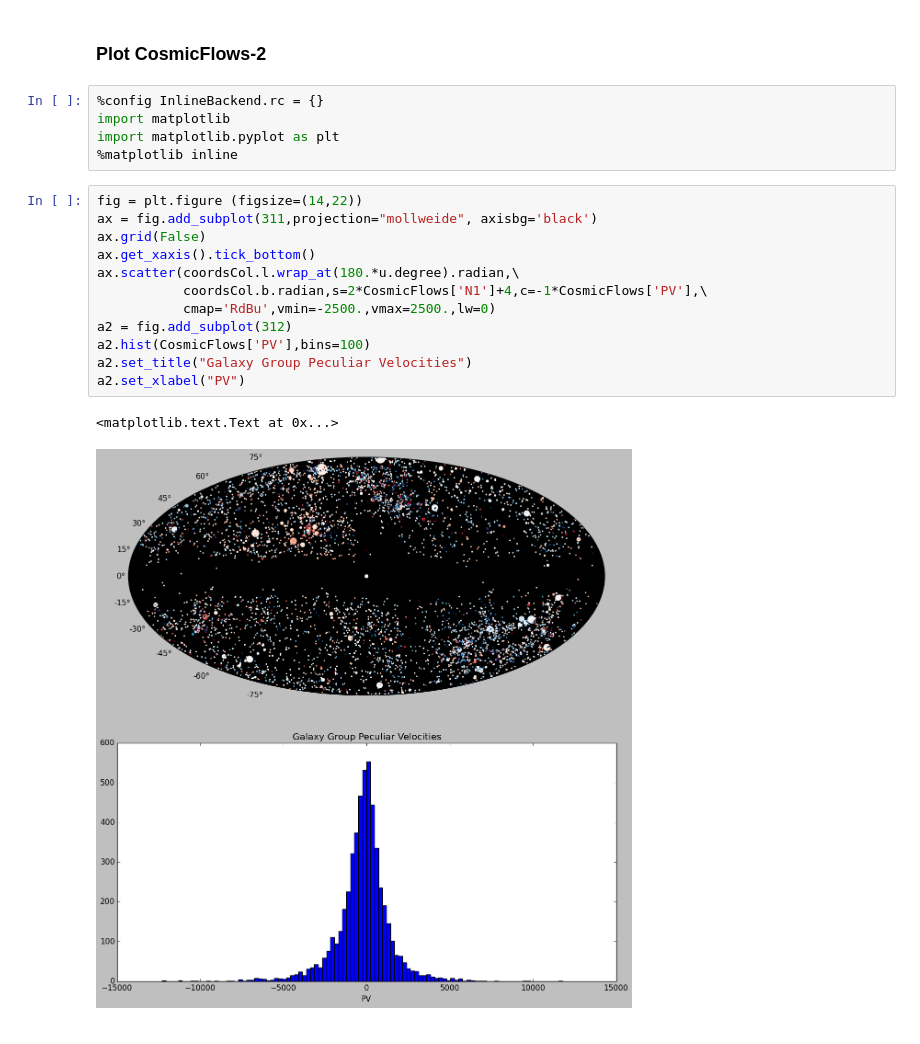
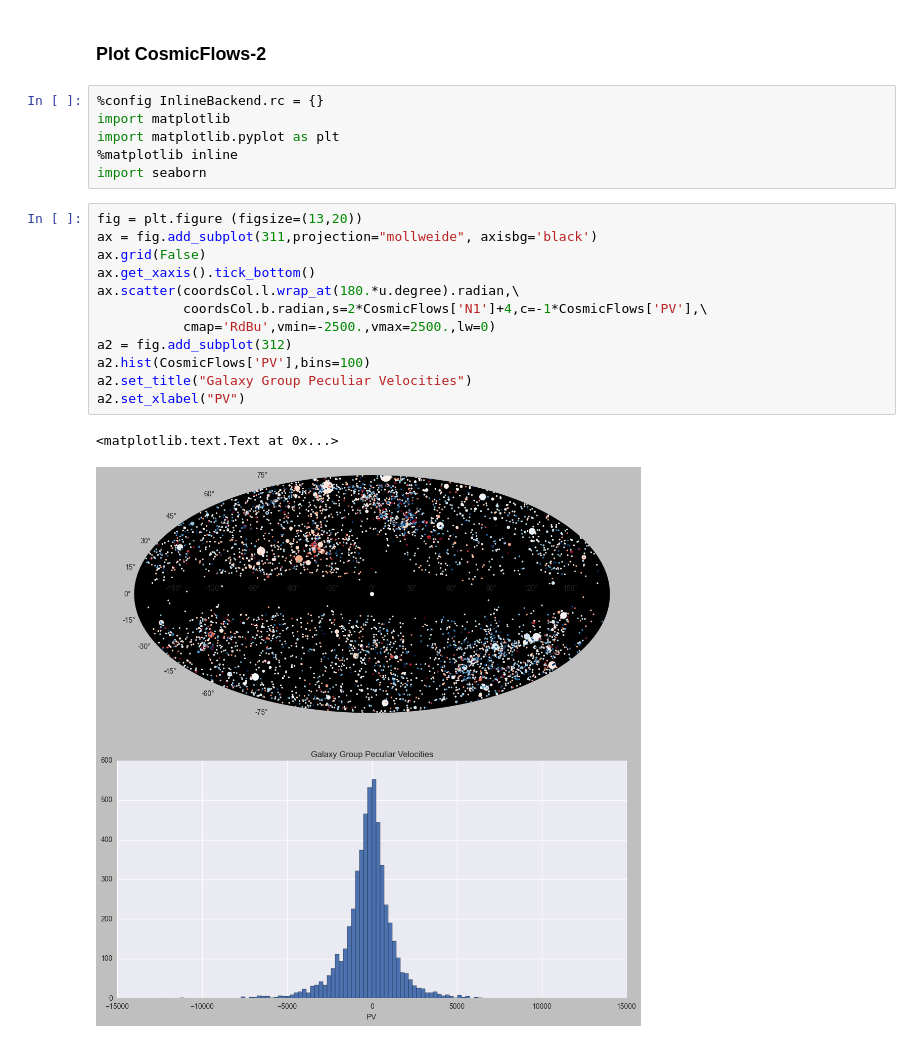
Before and after one commit to marksubbarao/pyWWT_AAS225, a Jupyter notebook: CosmicFlows.ipynb, the cells around one changed output. Saved outputs shown, nothing was run; the diff lists cells and outputs as text.

```diff
--- a/CosmicFlows.ipynb
+++ b/CosmicFlows.ipynb
@@ -167,18 +167,19 @@ cosmicflows_layer.get_properties()
 import matplotlib
 import matplotlib.pyplot as plt
 %matplotlib inline
+import seaborn
 # %%
-fig = plt.figure (figsize=(14,22))
+fig = plt.figure (figsize=(13,20))
 ax = fig.add_subplot(311,projection="mollweide", axisbg='black')
 ax.grid(False)
 ax.get_xaxis().tick_bottom()
 ax.scatter(coordsCol.l.wrap_at(180.*u.degree).radian,\
            coordsCol.b.radian,s=2*CosmicFlows['N1']+4,c=-1*CosmicFlows['PV'],\
            cmap='RdBu',vmin=-2500.,vmax=2500.,lw=0)
 a2 = fig.add_subplot(312)
 a2.hist(CosmicFlows['PV'],bins=100)
 a2.set_title("Galaxy Group Peculiar Velocities")
 a2.set_xlabel("PV")
 # %% [output]
 <matplotlib.text.Text at 0x...>
-[figure, old version]
+[figure, new version]
```
Also changed, not shown: 3 other files.
